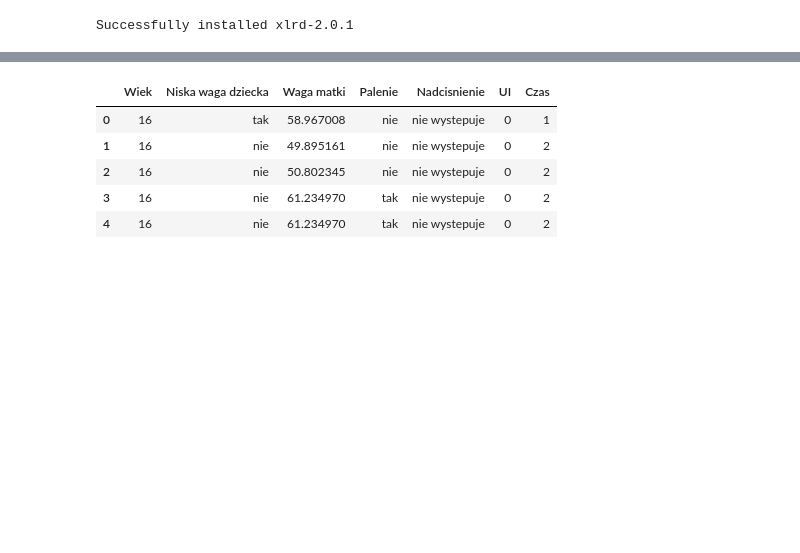
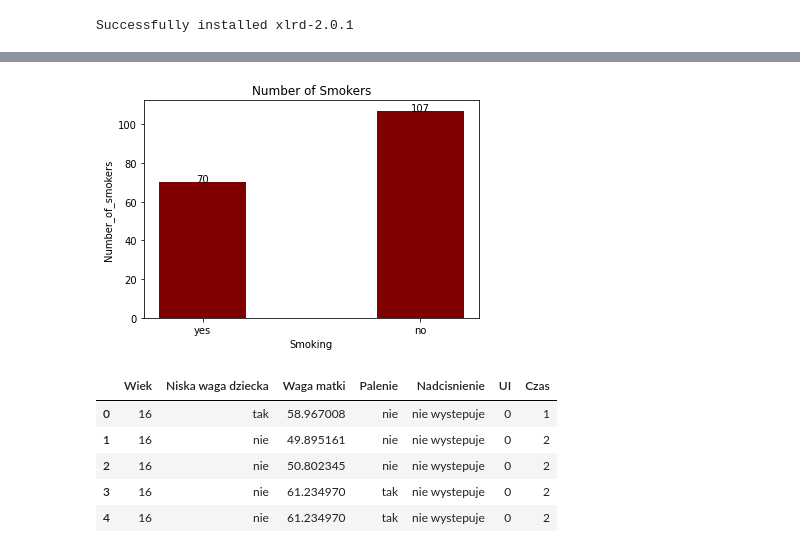
Before and after one commit to AgnesGru/Statistics_in_Python, a Jupyter notebook: Data Analysis.ipynb, the cells around one changed output, grey strips where cells are left out. Saved outputs shown, nothing was run; the diff lists cells and outputs as text; code cells hidden in the pictures; blank space fills up the shorter version.

Commit message:
plots in pandas

```diff
--- a/Data Analysis.ipynb
+++ b/Data Analysis.ipynb
@@ -218,3 +272,26 @@ df = pd.read_csv("C:/Users/User/GIT/Statystyka w Python/Statistics_in_Python/ark
+# %%
+# function to add value labels
+def addlabels(x,y):
+    for i in range(len(x)):
+        plt.text(i,y[i],y[i], ha = 'center')
+
+palenie = df["Palenie"].value_counts()
+palenie = {"yes": 70, "no":107}
+Smoking = list(palenie.keys())
+Number_of_smokers = list(palenie.values())
+
+fig = plt.figure(figsize = (6, 4))
+
+# creating the bar plot
+plt.bar(Smoking, Number_of_smokers,color ='maroon',
+        width = 0.4)
+addlabels(Smoking, Number_of_smokers)
+plt.xlabel("Smoking")
+plt.ylabel("Number_of_smokers")
+plt.title("Number of Smokers")
+plt.show()
+# %% [output]
+[figure, added]
 # %%
 df.head()
 # %% [output]
```
Also changed, not shown: parts of 24 cells of this notebook.
